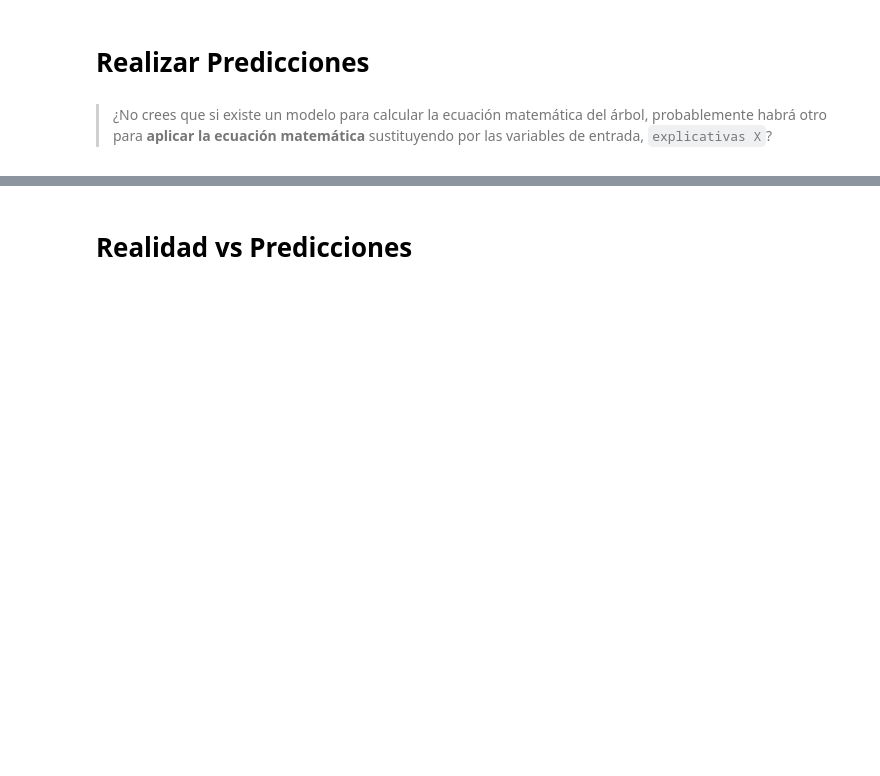
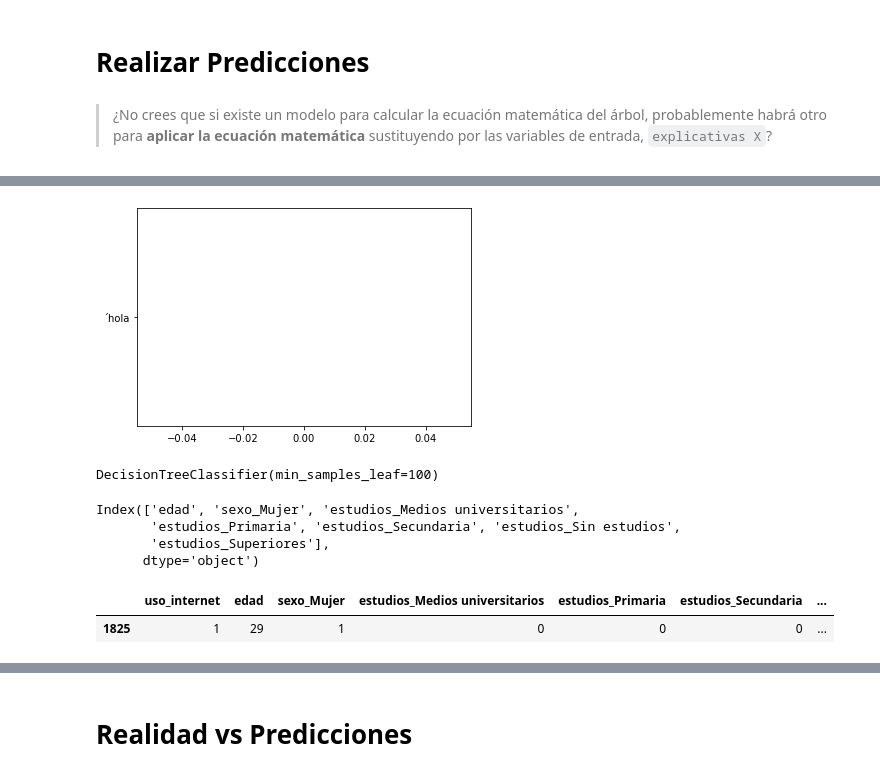
Before and after one commit to jaimee8/machine-learning-program, a Jupyter notebook: #03. Arboles de Decision/tarea.ipynb, the cells around one changed output, grey strips where cells are left out. Cells and saved outputs as stored; diff of their text form; code cells hidden in the pictures; blank space fills up the shorter version.

```diff
--- a/#03. Arboles de Decision/tarea.ipynb
+++ b/#03. Arboles de Decision/tarea.ipynb
@@ -93,0 +216,4 @@ from sklearn.tree import DecisionTreeClassifier
+# %%
+plt.plot('´hola');
+# %% [output]
+[figure, added]
@@ -93,0 +222,16 @@ from sklearn.tree import DecisionTreeClassifier
+# %%
+model.fit(X=explanatory, y=target)
+# %% [output]
+DecisionTreeClassifier(min_samples_leaf=100)
+# %%
+explanatory.columns
+# %% [output]
+Index(['edad', 'sexo_Mujer', 'estudios_Medios universitarios',
+       'estudios_Primaria', 'estudios_Secundaria', 'estudios_Sin estudios',
+       'estudios_Superiores'],
+      dtype='object')
+# %%
+juana
+# %% [output]
+|  | uso_internet | edad | sexo_Mujer | estudios_Medios universitarios | estudios_Primaria | estudios_Secundaria | ... |
+| 1825 | 1 | 29 | 1 | 0 | 0 | 0 | ... |
```
Also changed, not shown: parts of 52 cells of this notebook, 1 other file.
